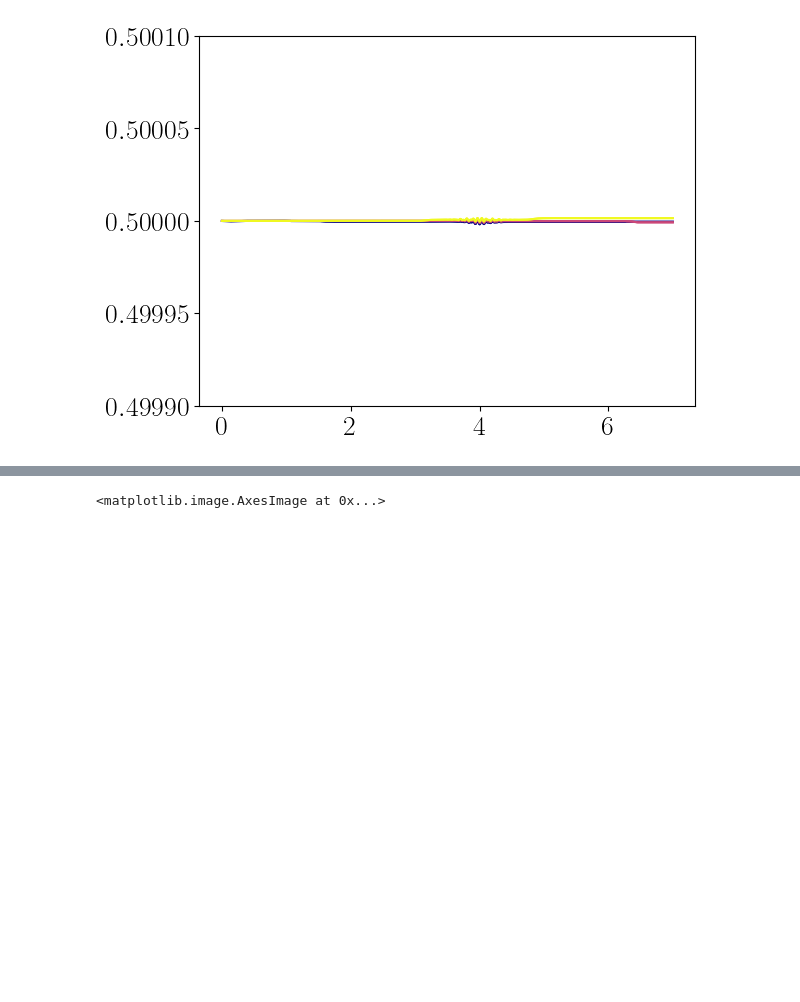
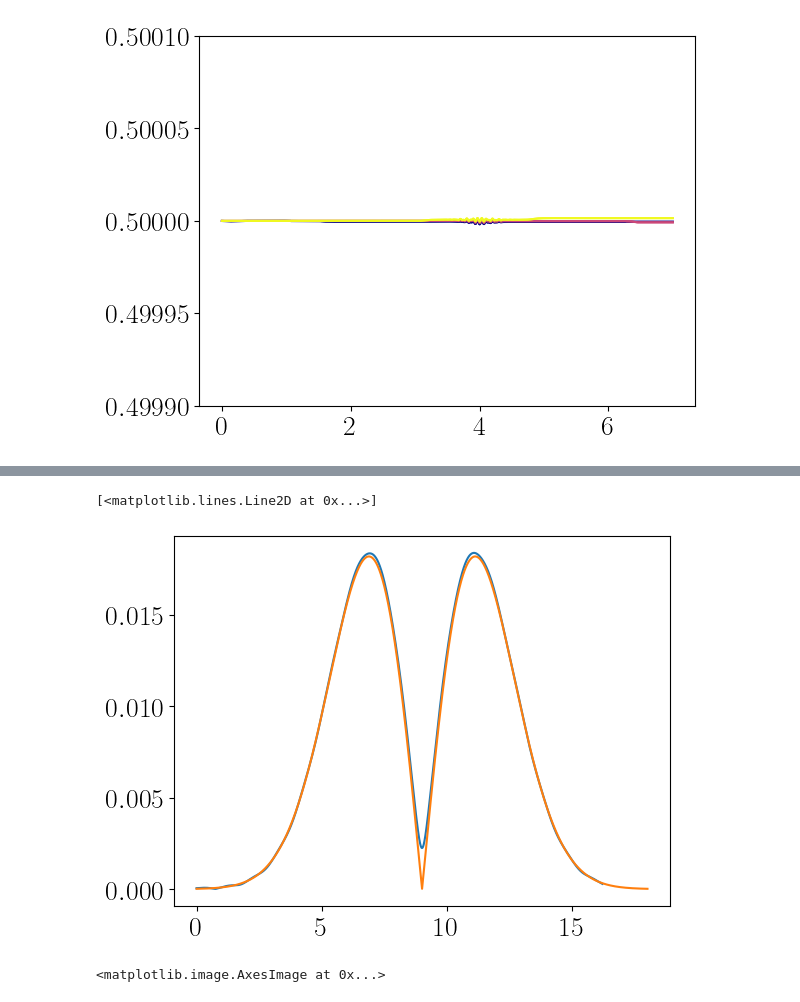
Before and after one commit to howbgl/Floquet_Dirac_ttp, a Jupyter notebook: Paper_LinearDirac.ipynb, the cells around one changed output, grey strips where cells are left out. Drawn from its saved outputs; the diff is of its cells as text; code cells hidden in the pictures; blank space fills up the shorter version.

```diff
--- a/Paper_LinearDirac.ipynb
+++ b/Paper_LinearDirac.ipynb
@@ -252,9 +292,0 @@ plt.imshow(np.abs(ct),aspect=1e-2, interpolation='nearest')
-# %%
-corr = []
-for t, ham, en in zip(ts, ifs_hamiltonians, eL):
-    n,m = ham.shape
-    c_corr = 0.0j
-    for i in range(n):
-        if i != 22:
-            c_corr += -1.0j * ham[22,i] / (en[i] - en[22])
-    corr.append(c_corr)
@@ -274,3 +312,24 @@ plt.plot(ts, np.abs(ct[:,22]))
+# %%
+nt,ncs,_ = ifs_hamiltonians.shape
+phases = np.zeros((nt,ncs), dtype=np.float64)
+xis    = np.zeros_like(phases)
+dt = np.diff(ts)[0]
+for i in range(len(phases)):
+    xis[i,:] = np.real(np.diag(ifs_hamiltonians[i,:,:]))
+    if i==0:
+        phases[0,:] = np.angle(ct[0,:])
+    else:
+        phases[i,:] = phases[i-1,:] + dt * xis[i-1,:]
+# %%
+corr = -1.0j*ifs_hamiltonians[:,20,22]/(xis[:,22] - xis[:,20])
+
+fig, ax = plt.subplots()
+
+ax.plot(ts, np.abs(ct[:,22]))
+ax.plot(ts3[:-1],np.abs(corr))
+# %% [output]
+[<matplotlib.lines.Line2D at 0x...>]
+[figure, added]
 # %%
 plt.imshow(np.abs(ifs_hamiltonians[2500,:,:]))
 # %% [output]
```
Also changed, not shown: parts of 11 cells of this notebook, 2 other files.
